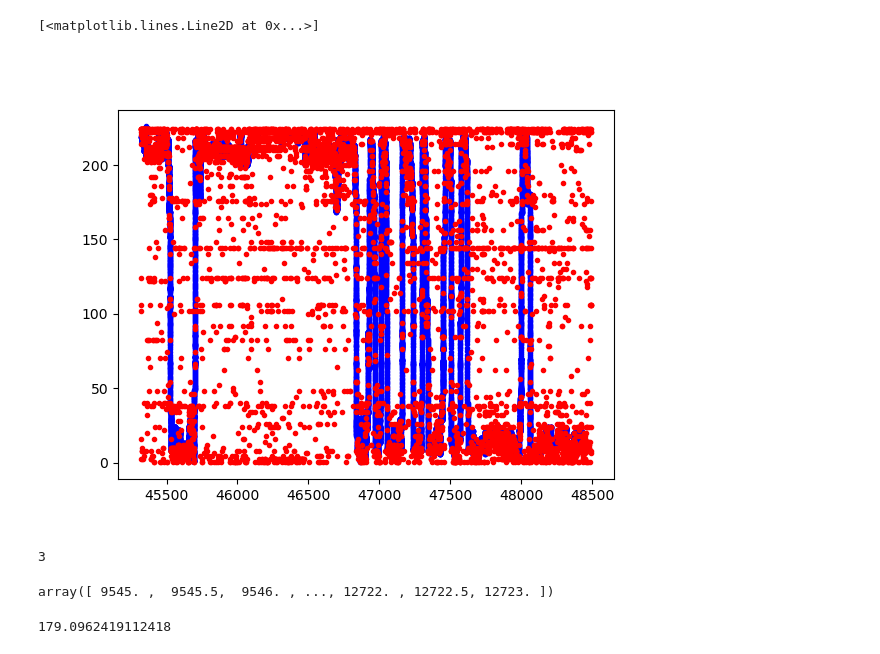
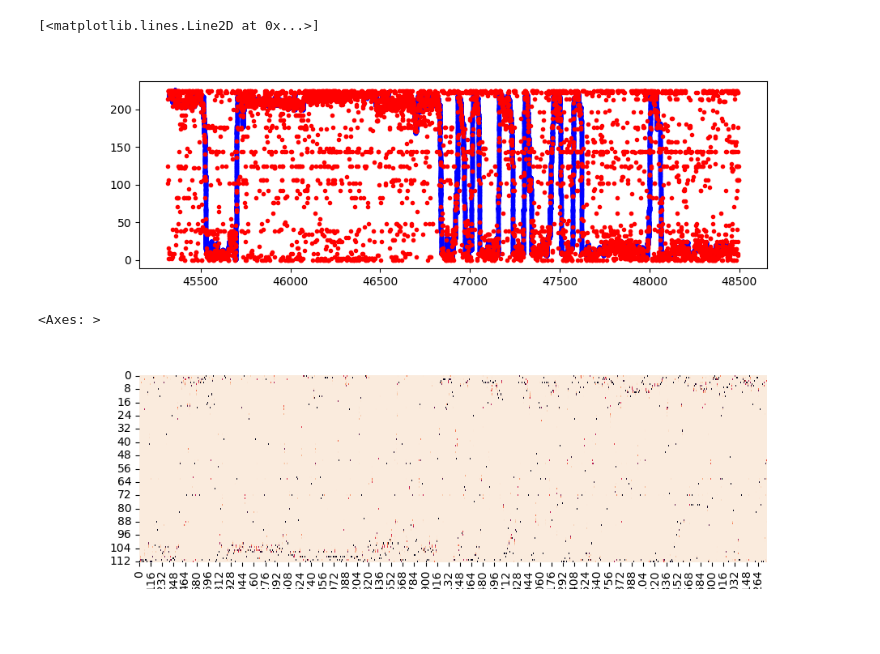
Before and after one commit to nkinsky/Projects_sandbox, a Jupyter notebook: sd_drift/sd_decode_maze_remaze.ipynb, the cells around one changed output. Saved outputs shown, nothing was run; the diff lists cells and outputs as text; code cells hidden in the pictures; blank space fills up the shorter version.

```diff
--- a/sd_drift/sd_decode_maze_remaze.ipynb
+++ b/sd_drift/sd_decode_maze_remaze.ipynb
@@ -94,26 +102,22 @@ sess.maze.time.shape
 # %%
 ### Write code to get error in decoded position!!!
 # %%
+# Simple way to plot
 %matplotlib widget
-_, ax = plt.subplots()
+_, ax = plt.subplots(figsize=(10, 3))
 speed_thresh = pfremaze.speed > pfremaze.speed_thresh
 ax.plot(sess.remaze.time[speed_thresh], sess.remaze.x[speed_thresh], 'b.')
 t_decode = sess.paradigm['re-maze'].starts[0] + np.arange(decode_maze.nbins_epochs[0]) * decode_maze.bin_size
 ax.plot(t_decode, decode_maze.decoded_position[0], 'r.')
 
 # ax.set_xlim((9900, 10100))
 # %% [output]
 [<matplotlib.lines.Line2D at 0x...>]
-[figure, old version]
+[figure, new version]
-# %%
-pfmaze.speed_thresh
-# %% [output]
-3
-# %%
-t_decode
-# %% [output]
-array([ 9545. ,  9545.5,  9546. , ..., 12722. , 12722.5, 12723. ])
-# %%
-sess.remaze.speed.max()
-# %% [output]
-179.0962419112418
+# %%
+# One way to plot
+_, ax = plt.subplots(figsize=(10, 3))
+sns.heatmap(decode_maze.posterior[0], cmap="rocket_r", ax=ax, cbar=False)
+# %% [output]
+<Axes: >
+[figure, added]
```
Also changed, not shown: parts of 28 cells of this notebook.
